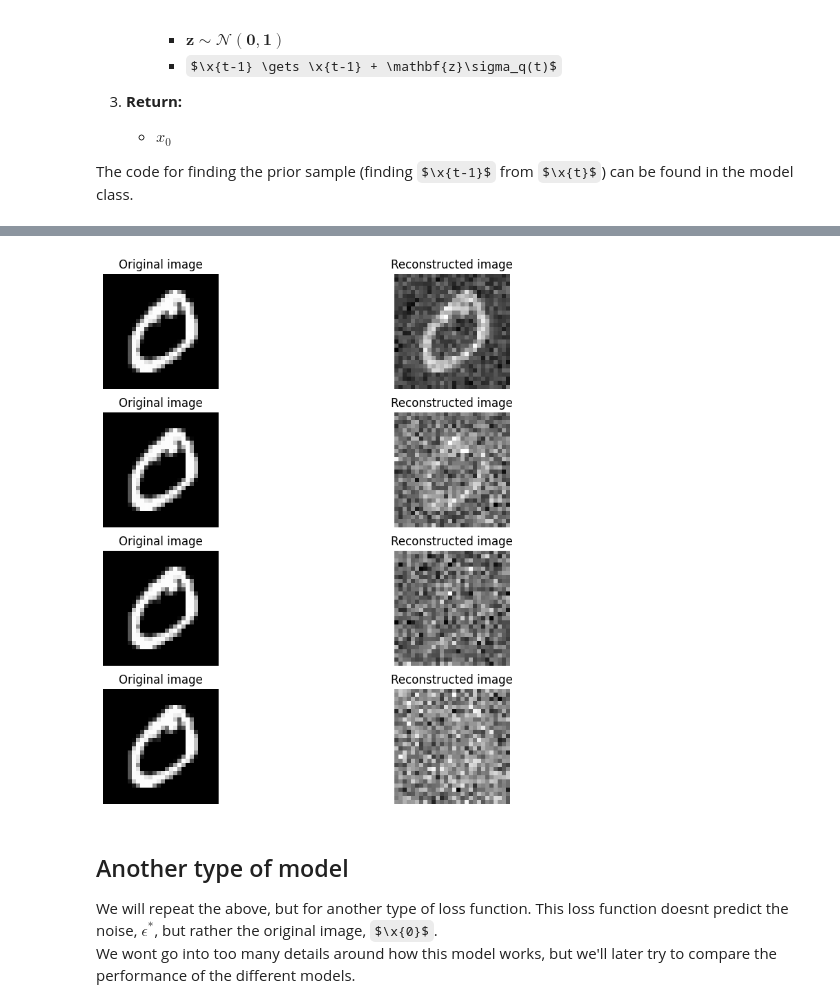
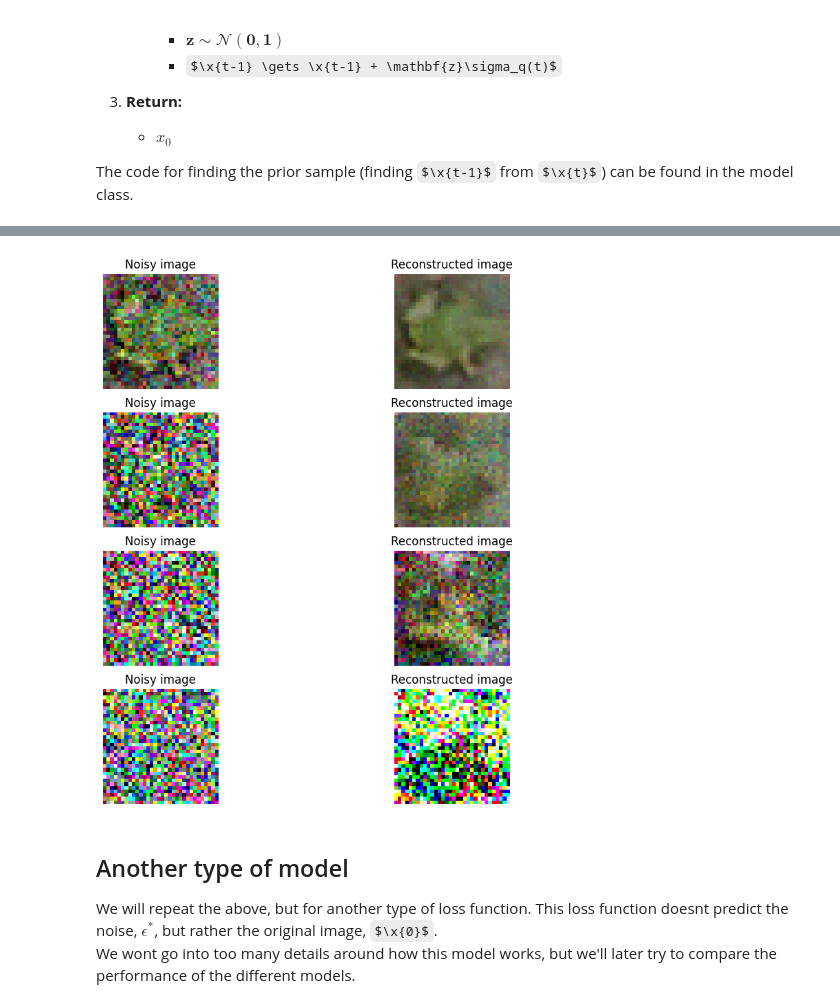
Before and after one commit to Andemand111/Specialkursus_diffusionmodel, a Jupyter notebook: main.IPYNB, the cells around one changed output, grey strips where cells are left out. Cells and saved outputs as stored; diff of their text form; code cells hidden in the pictures; some formulas as TeX source.

```diff
--- a/main.IPYNB
+++ b/main.IPYNB
@@ -10,13 +10,17 @@ $\newcommand{\bSigma}[1]{\mathbf{\Sigma}_{#1}}$
 $\newcommand{\argmin}[1]{\underset{#1}{\text{arg min}}}$
 # %%
 import torchvision.transforms as transforms
-from torch.utils.data import DataLoader, Subset, Dataset
+from torch.utils.data import DataLoader, Subset, Dataset, random_split
 import torch
 
 from utils import MNIST, CIFAR10
 
-train_set = MNIST()
-train_loader = DataLoader(train_set, batch_size=64, shuffle=True, num_workers=2, drop_last=True)
+data = CIFAR10(n = 2000)
+
+split_fracs = [0.8, 0.15, 0.05]
+train_set, test_set, val_set = random_split(data, split_fracs)
+
+train_loader = DataLoader(train_set, batch_size=64, shuffle=True, drop_last=True)
 
 device = torch.device("cuda:0" if torch.cuda.is_available() else "cpu")
 dimensions = train_set[0].shape
@@ -285,29 +334,31 @@ KeyboardInterrupt:
 # %%
 fig, axs = plt.subplots(4, 2, figsize=(10, 10))
-x0 = train_set[1]
+x0 = train_set[2]
 ts = [100, 300, 500, 800]
 for i, t in enumerate(ts):
     xt, _, _ = noise_schedule.make_noisy_images(x0, torch.tensor(t).view(-1, 1))
     xt = xt.view(1, *dimensions).to(device)
     embedding = embeddings[t].view(1,-1).to(device)
     eps_guess = simple_model.network(xt, embedding).detach().cpu()
     xt = xt.detach().cpu()
     x0_guess = (xt - noise_schedule.sqrt_one_minus_alpha_hat[t] * eps_guess) / noise_schedule.sqrt_alpha_hat[t]
-    x0_guess = (x0_guess - x0_guess.min()) / (x0_guess.max() - x0_guess.min())
+    x0_guess = (x0_guess + 1) / 2
+    x0_guess = torch.clamp(x0_guess, 0, 1)
     reconstructed_img = x0_guess.view(*dimensions).permute(1, 2, 0).numpy()
-    original_img = x0.view(*dimensions).permute(1, 2, 0).numpy()
-    axs[i, 0].imshow(original_img, cmap='gray')
+    noisy_img = xt.view(*dimensions).permute(1, 2, 0).numpy() * 0.5 + 0.5
+    noisy_img = np.clip(noisy_img, 0, 1)
+    axs[i, 0].imshow(noisy_img, cmap='gray')
     axs[i, 0].axis('off')
-    axs[i, 0].set_title("Original image")
+    axs[i, 0].set_title("Noisy image")
     axs[i, 1].imshow(reconstructed_img, cmap='gray')
     axs[i, 1].axis('off')
     axs[i, 1].set_title("Reconstructed image")
     axs[i, 1].set_ylabel(f"t = {t}")
 
 plt.savefig("figures/reconstructed_images.png", dpi=300, bbox_inches='tight')
 plt.show()
 # %% [output]
-[figure, old version]
+[figure, new version]
 # %% [markdown]
 ## Another type of model
 We will repeat the above, but for another type of loss function.
```
Also changed, not shown: parts of 9 cells of this notebook, 8 other files.
